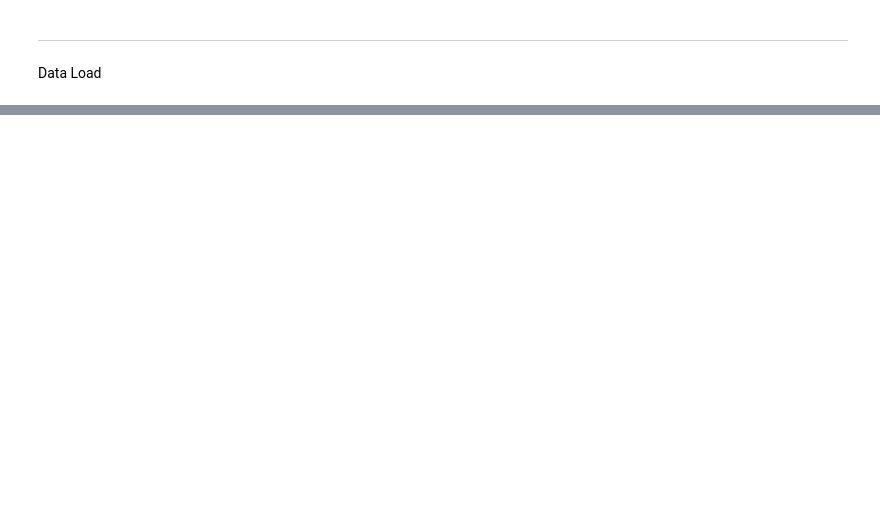
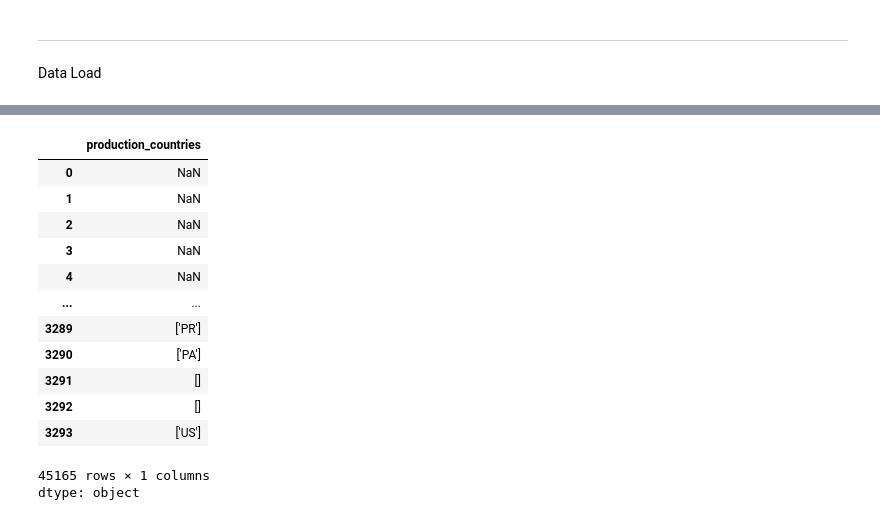
Before and after one commit to ojaspaul123/ML-Experiments, a Jupyter notebook: ML_Projects/Movie Recommendation System/Movie_Recommendation_System.ipynb, the cells around one changed output, grey strips where cells are left out. Cells and saved outputs as stored; diff of their text form; code cells hidden in the pictures; blank space fills up the shorter version.

```diff
--- a/ML_Projects/Movie Recommendation System/Movie_Recommendation_System.ipynb
+++ b/ML_Projects/Movie Recommendation System/Movie_Recommendation_System.ipynb
@@ -105,0 +139,17 @@ df = pd.concat([df_netflix,df_amazon,df_HBO],axis =0)
+# %%
+df['production_countries']
+# %% [output]
+|  | production_countries |
+| 0 | NaN |
+| 1 | NaN |
+| 2 | NaN |
+| 3 | NaN |
+| 4 | NaN |
+| ... | ... |
+| 3289 | ['PR'] |
+| 3290 | ['PA'] |
+| 3291 | [] |
+| 3292 | [] |
+| 3293 | ['US'] |
+45165 rows × 1 columns
+dtype: object
```
Also changed, not shown: parts of 31 cells of this notebook.
